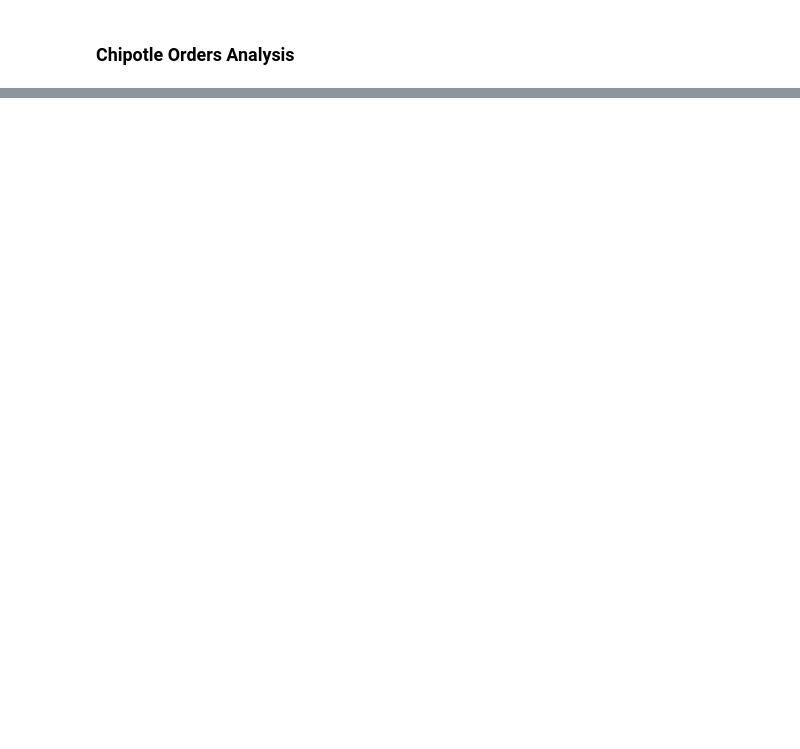
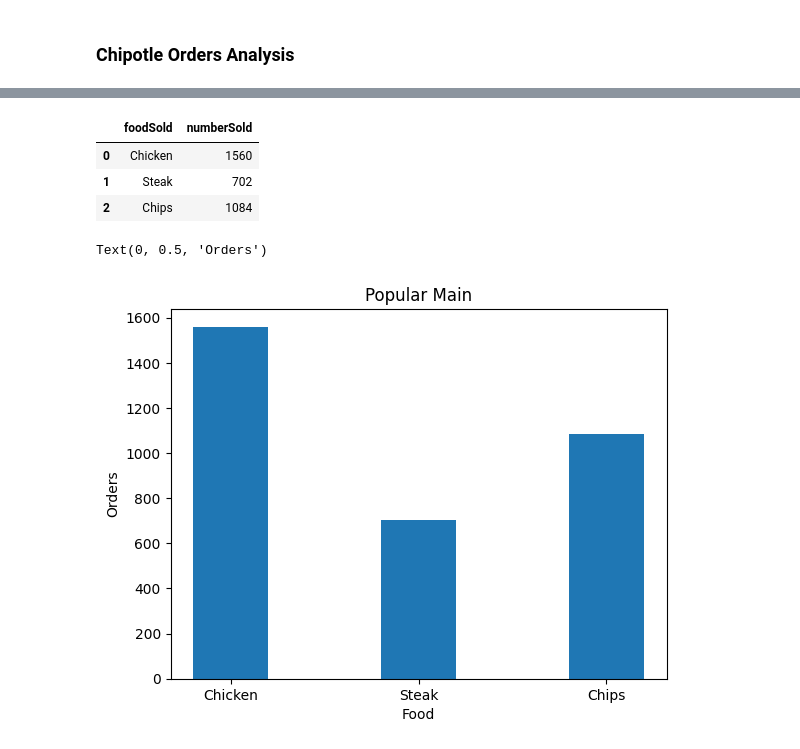
Before and after one commit to swami1894/ChipotleAnalysis, a Jupyter notebook: Chipotle_Orders.ipynb, the cells around one changed output, grey strips where cells are left out. Cells and saved outputs as stored; diff of their text form; code cells hidden in the pictures; blank space fills up the shorter version.

```diff
--- a/Chipotle_Orders.ipynb
+++ b/Chipotle_Orders.ipynb
@@ -87,5 +162,19 @@ popularOrder
 # %%
-pd.DataFrame(data={"foodSold":list(popularOrder), "numberSold":list(popularOrder.values())})
+popularDf = pd.DataFrame(data={"foodSold":list(popularOrder), "numberSold":list(popularOrder.values())})
+popularDf
+# %% [output]
+|  | foodSold | numberSold |
+| 0 | Chicken | 1560 |
+| 1 | Steak | 702 |
+| 2 | Chips | 1084 |
+# %%
+plt.bar(popularDf.foodSold, popularDf.numberSold, width=0.4)
+plt.title("Popular Main")
+plt.xlabel("Food")
+plt.ylabel("Orders")
+# %% [output]
+Text(0, 0.5, 'Orders')
+[figure, added]
 # %%
 # orderIdTable.to_csv("./data/ordersTable.tsv", sep="	", index=False)
 # foodSold.to_csv("./data/foodSold.tsv", sep="	", index=False)
```
Also changed, not shown: parts of 15 cells of this notebook.
